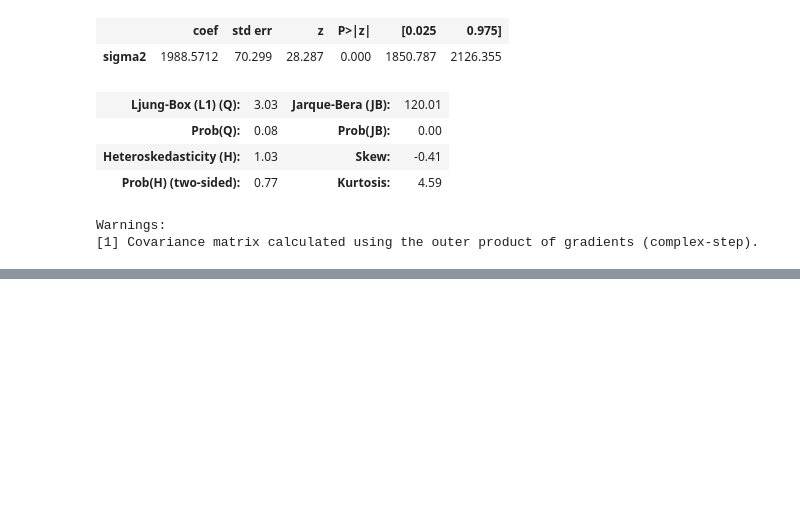
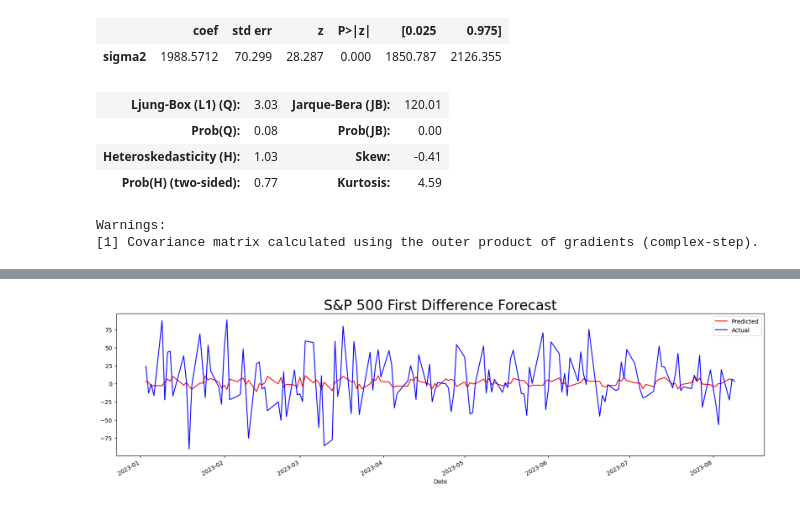
Before and after one commit to hivan04/spx_price_forecast, a Jupyter notebook: Notebooks/2. model_training_spx.ipynb, the cells around one changed output, grey strips where cells are left out. Drawn from its saved outputs; the diff is of its cells as text; code cells hidden in the pictures; blank space fills up the shorter version.

```diff
--- a/Notebooks/2. model_training_spx.ipynb
+++ b/Notebooks/2. model_training_spx.ipynb
@@ -849,0 +885,14 @@ Warnings:
+# %%
+#Create variables for forecast dates, so we don't have to repeat writing them later on
+start_date = "2020-01-07"
+end_date = "2023-08-08"
+# %%
+df_pred = results_arima_spx_404.predict(start=start_date, end=end_date)
+# %%
+df_pred[start_date:end_date].plot(figsize=(20, 5), color="red", label='Predicted')
+df['SPX(i1)'][start_date:end_date].plot(color="blue", label='Actual')
+plt.title("S&P 500 First Difference Forecast", size=24)
+plt.legend()
+plt.show()
+# %% [output]
+[figure, added]
```
Also changed, not shown: parts of 12 cells of this notebook.
